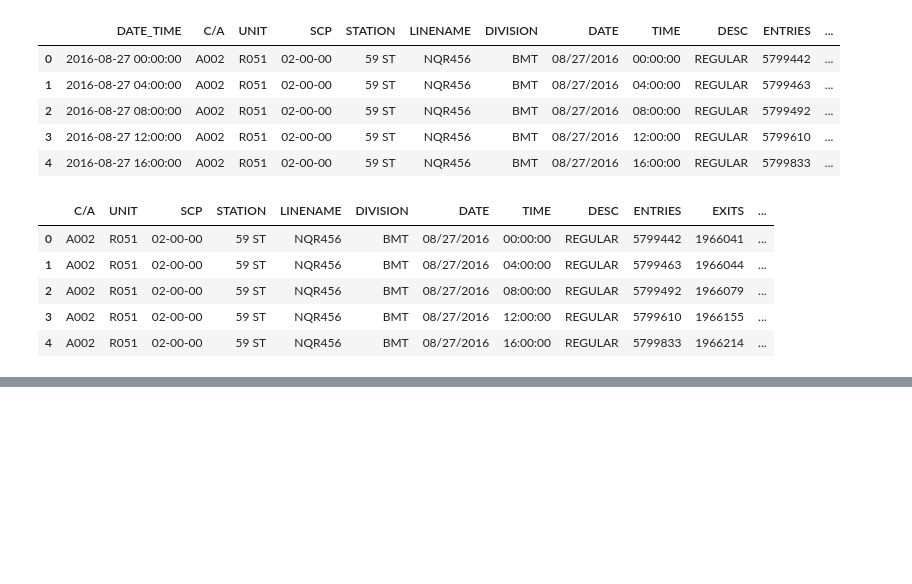
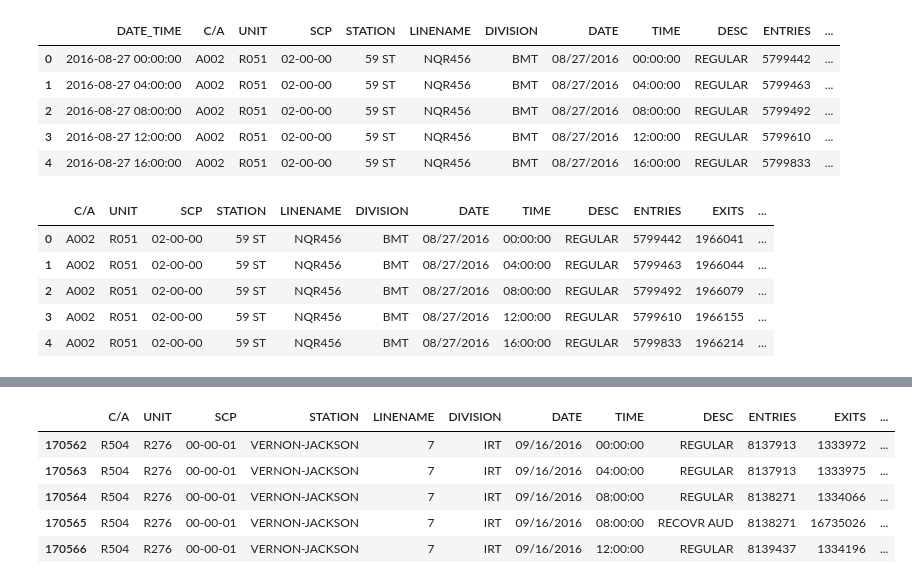
Before and after one commit to weizhao-BME/metis-project1, a Jupyter notebook: fresh_start.ipynb, the cells around one changed output, grey strips where cells are left out. Cells and saved outputs as stored; diff of their text form; code cells hidden in the pictures; blank space fills up the shorter version.

```diff
--- a/fresh_start.ipynb
+++ b/fresh_start.ipynb
@@ -84,2 +110,16 @@ df[mask].sort_values('DATE_TIME').head(5)
+# %%
+mask = ((df["C/A"] == "R504") &
+(df["UNIT"] == "R276") &
+(df["SCP"] == "00-00-01") &
+(df["STATION"] == "VERNON-JACKSON") &
+(df["DATE_TIME"].dt.date == datetime.datetime(2016, 9, 16).date()))
+df[mask].head()
+# %% [output]
+|  | C/A | UNIT | SCP | STATION | LINENAME | DIVISION | DATE | TIME | DESC | ENTRIES | EXITS | ... |
+| 170562 | R504 | R276 | 00-00-01 | VERNON-JACKSON | 7 | IRT | 09/16/2016 | 00:00:00 | REGULAR | 8137913 | 1333972 | ... |
+| 170563 | R504 | R276 | 00-00-01 | VERNON-JACKSON | 7 | IRT | 09/16/2016 | 04:00:00 | REGULAR | 8137913 | 1333975 | ... |
+| 170564 | R504 | R276 | 00-00-01 | VERNON-JACKSON | 7 | IRT | 09/16/2016 | 08:00:00 | REGULAR | 8138271 | 1334066 | ... |
+| 170565 | R504 | R276 | 00-00-01 | VERNON-JACKSON | 7 | IRT | 09/16/2016 | 08:00:00 | RECOVR AUD | 8138271 | 16735026 | ... |
+| 170566 | R504 | R276 | 00-00-01 | VERNON-JACKSON | 7 | IRT | 09/16/2016 | 12:00:00 | REGULAR | 8139437 | 1334196 | ... |
 # %%
 # Get rid of the duplicate entry
```
Also changed, not shown: parts of 11 cells of this notebook.
